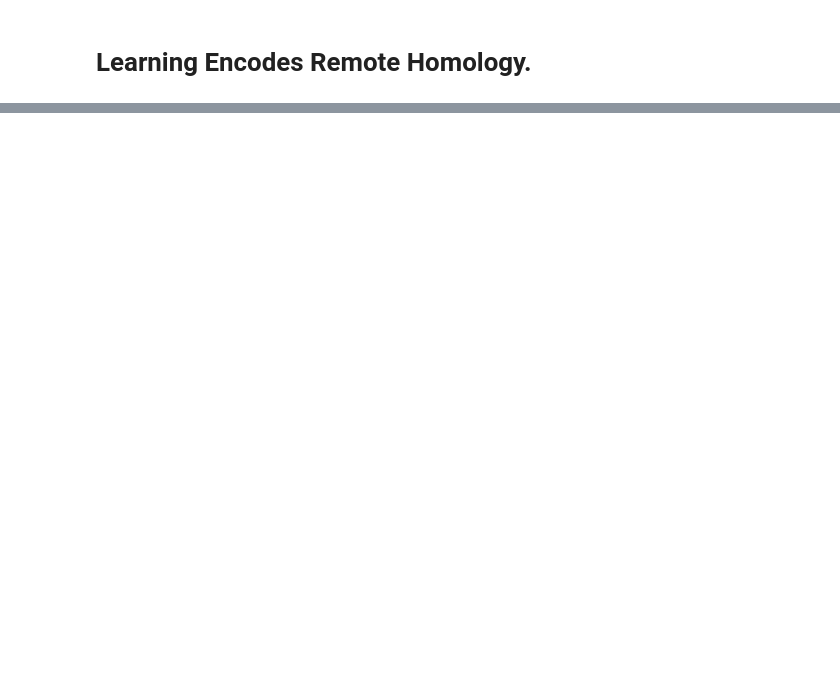
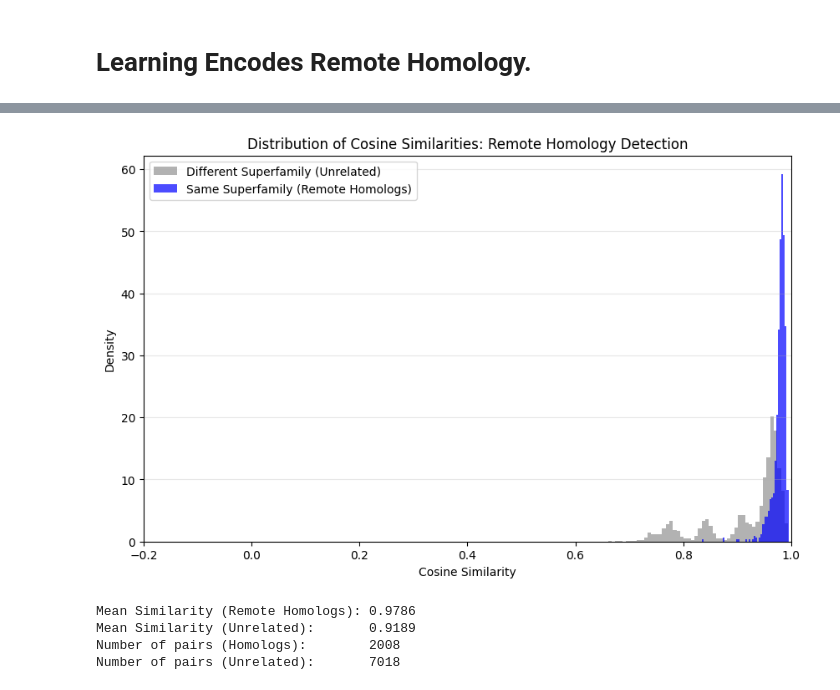
Before and after one commit to dgloukhman/unsupervised-learning-in-biology, a Jupyter notebook: experiments/Experiment_3.ipynb, the cells around one changed output, grey strips where cells are left out. Drawn from its saved outputs; the diff is of its cells as text; code cells hidden in the pictures; blank space fills up the shorter version.

```diff
--- a/experiments/Experiment_3.ipynb
+++ b/experiments/Experiment_3.ipynb
@@ -47,0 +34,8 @@ proteins that have the same fold even if they are of different superfamilies are
+# %%
+# kleineres Modell 'esm2_t6_8M_UR50D' zum testen
+# verwendet 36-layer Transformer trained on UniParc" (ca. 670 Mio. Parameter ) im Paper.
+model, alphabet = esm.pretrained.esm1_t6_43M_UR50S()
+
+if torch.cuda.is_available():
+    model = model.cuda()
+    print("Modell auf GPU geladen.")
@@ -243,3 +272,60 @@ print(f"Mean Hit-10:  {np.mean(sf_hits_at_10):.4f}")
+# %%
+import matplotlib.pyplot as plt
+import numpy as np
+
+# --- 1. EXTRACT SCORES ---
+# We need to vectorize the extraction to handle the matrix efficiently
+
+# Create boolean masks for all pairs
+# Broadcasting: (N, 1) == (1, N) -> (N, N) boolean matrix
+mask_same_sf = superfamilies[:, None] == superfamilies[None, :]
+mask_same_fam = families[:, None] == families[None, :]
+
+# DEFINITION OF GROUPS
+# Group A: Remote Homologs ("Aligned" equivalent)
+# Same Superfamily AND NOT Same Family (excludes self-hits and easy trivial matches)
+mask_remote_homologs = mask_same_sf & (~mask_same_fam)
+
+# Group B: Unrelated ("Unaligned" equivalent)
+# Different Superfamily
+mask_unrelated = ~mask_same_sf
+
+# Extract the cosine similarity values using the masks
+scores_homologs = sim_matrix[mask_remote_homologs]
+scores_unrelated = sim_matrix[mask_unrelated]
+
+# --- 2. PLOT DISTRIBUTION ---
+plt.figure(figsize=(10, 6))
+
+# Plot 'Unrelated' (Background)
+plt.hist(scores_unrelated, bins=50, alpha=0.6, color='grey',
+         label='Different Superfamily (Unrelated)', density=True)
+
+# Plot 'Remote Homologs' (Signal)
+plt.hist(scores_homologs, bins=50, alpha=0.7, color='blue',
+         label='Same Superfamily (Remote Homologs)', density=True)
+
+# Formatting to match the style of the paper
+plt.title('Distribution of Cosine Similarities: Remote Homology Detection')
+plt.xlabel('Cosine Similarity')
+plt.ylabel('Density')
+plt.legend(loc='upper left')
+plt.grid(axis='y', alpha=0.3)
+plt.xlim(-0.2, 1.0) # Cosine sim is usually -1 to 1, but biologically relevant area is > 0
+
+plt.show()
+
+# --- 3. PRINT STATISTICS ---
+print(f"Mean Similarity (Remote Homologs): {np.mean(scores_homologs):.4f}")
+print(f"Mean Similarity (Unrelated):       {np.mean(scores_unrelated):.4f}")
+print(f"Number of pairs (Homologs):        {len(scores_homologs)}")
+print(f"Number of pairs (Unrelated):       {len(scores_unrelated)}")
+# %% [output]
+[figure, added]
+Mean Similarity (Remote Homologs): 0.9786
+Mean Similarity (Unrelated):       0.9189
+Number of pairs (Homologs):        2008
+Number of pairs (Unrelated):       7018
 # %%
 from sklearn.metrics.pairwise import cosine_similarity
 from sklearn.metrics import roc_auc_score
```
Also changed, not shown: parts of 13 cells of this notebook, 4 other files.
